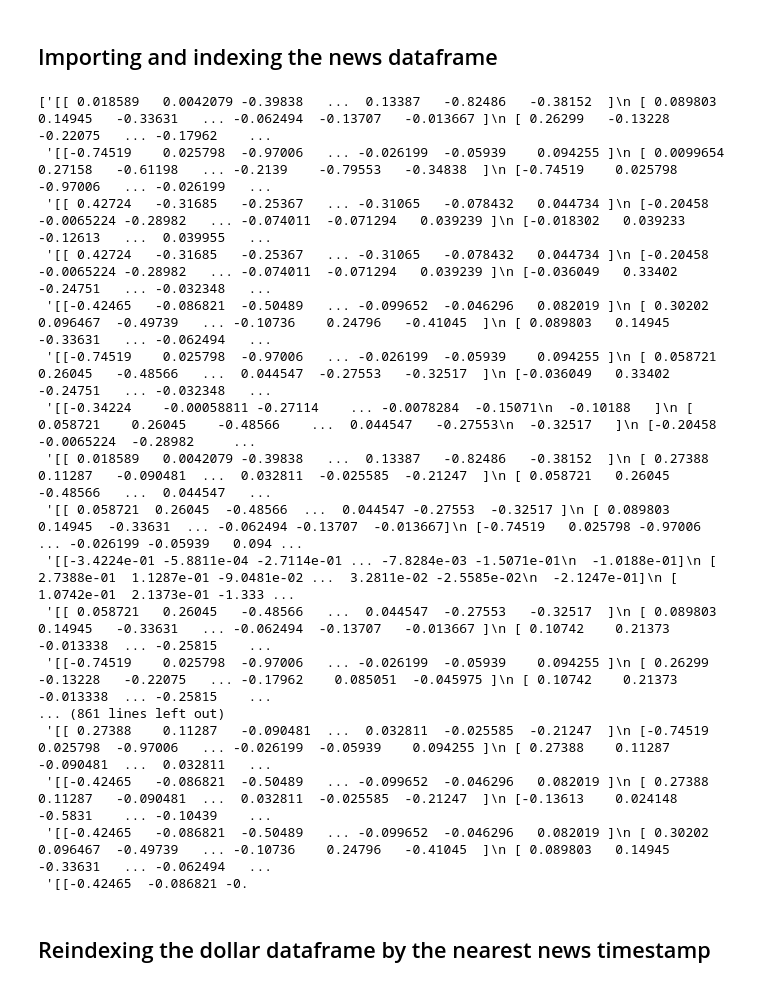
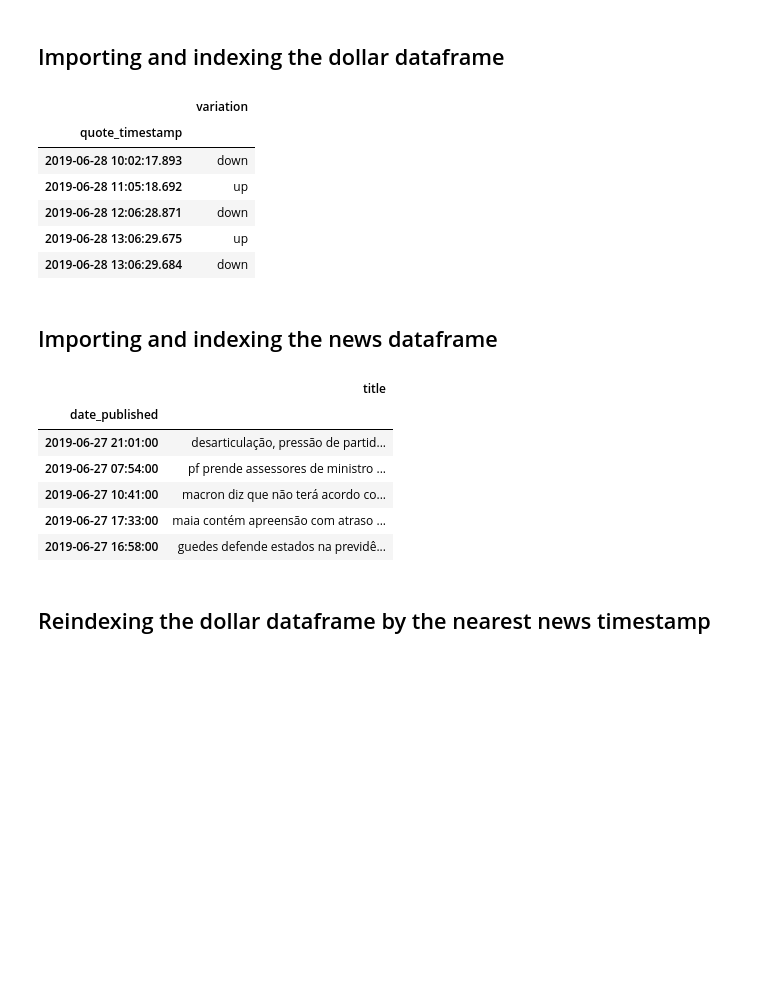
Before and after one commit to gcarvs/News-Impact-On-Dollar, a Jupyter notebook: notebooks/Pre-processing 3 - Preparing the data for the Neural Network.ipynb, the cells around one changed output. Cells and saved outputs as stored; diff of their text form; code cells hidden in the pictures; blank space fills up the shorter version.

```diff
--- a/notebooks/Pre-processing 3 - Preparing the data for the Neural Network.ipynb
+++ b/notebooks/Pre-processing 3 - Preparing the data for the Neural Network.ipynb
@@ -31,28 +27,34 @@ dolar_rates_df.tail(5)
+# %% [markdown]
+## Importing and indexing the dollar dataframe
+# %%
+dolar_rates_df = pd.read_csv('../datasets/pre-processed/dolar_rates.csv')
+
+dolar_rates_df = dolar_rates_df.set_index("quote_timestamp")
+
+dolar_rates_df.tail(5)
+# %% [output]
+|  | variation |
+| quote_timestamp |  |
+| 2019-06-28 10:02:17.893 | down |
+| 2019-06-28 11:05:18.692 | up |
+| 2019-06-28 12:06:28.871 | down |
+| 2019-06-28 13:06:29.675 | up |
+| 2019-06-28 13:06:29.684 | down |
 # %% [markdown]
 ## Importing and indexing the news dataframe
 # %%
 news_df = pd.read_csv('../datasets/pre-processed/news.csv')
 news_df = news_df.set_index("date_published")
 
-news_df['news_title_embedded'].to_list()
+news_df.head(5)
 # %% [output]
-['[[ 0.018589   0.0042079 -0.39838   ...  0.13387   -0.82486   -0.38152  ]\n [ 0.089803   0.14945   -0.33631   ... -0.062494  -0.13707   -0.013667 ]\n [ 0.26299   -0.13228   -0.22075   ... -0.17962    ...
- '[[-0.74519    0.025798  -0.97006   ... -0.026199  -0.05939    0.094255 ]\n [ 0.0099654  0.27158   -0.61198   ... -0.2139    -0.79553   -0.34838  ]\n [-0.74519    0.025798  -0.97006   ... -0.026199   ...
- '[[ 0.42724   -0.31685   -0.25367   ... -0.31065   -0.078432   0.044734 ]\n [-0.20458   -0.0065224 -0.28982   ... -0.074011  -0.071294   0.039239 ]\n [-0.018302   0.039233  -0.12613   ...  0.039955   ...
- '[[ 0.42724   -0.31685   -0.25367   ... -0.31065   -0.078432   0.044734 ]\n [-0.20458   -0.0065224 -0.28982   ... -0.074011  -0.071294   0.039239 ]\n [-0.036049   0.33402   -0.24751   ... -0.032348   ...
- '[[-0.42465   -0.086821  -0.50489   ... -0.099652  -0.046296   0.082019 ]\n [ 0.30202    0.096467  -0.49739   ... -0.10736    0.24796   -0.41045  ]\n [ 0.089803   0.14945   -0.33631   ... -0.062494   ...
- '[[-0.74519    0.025798  -0.97006   ... -0.026199  -0.05939    0.094255 ]\n [ 0.058721   0.26045   -0.48566   ...  0.044547  -0.27553   -0.32517  ]\n [-0.036049   0.33402   -0.24751   ... -0.032348   ...
- '[[-0.34224    -0.00058811 -0.27114    ... -0.0078284  -0.15071\n  -0.10188   ]\n [ 0.058721    0.26045    -0.48566    ...  0.044547   -0.27553\n  -0.32517   ]\n [-0.20458    -0.0065224  -0.28982     ...
- '[[ 0.018589   0.0042079 -0.39838   ...  0.13387   -0.82486   -0.38152  ]\n [ 0.27388    0.11287   -0.090481  ...  0.032811  -0.025585  -0.21247  ]\n [ 0.058721   0.26045   -0.48566   ...  0.044547   ...
- '[[ 0.058721  0.26045  -0.48566  ...  0.044547 -0.27553  -0.32517 ]\n [ 0.089803  0.14945  -0.33631  ... -0.062494 -0.13707  -0.013667]\n [-0.74519   0.025798 -0.97006  ... -0.026199 -0.05939   0.094 ...
- '[[-3.4224e-01 -5.8811e-04 -2.7114e-01 ... -7.8284e-03 -1.5071e-01\n  -1.0188e-01]\n [ 2.7388e-01  1.1287e-01 -9.0481e-02 ...  3.2811e-02 -2.5585e-02\n  -2.1247e-01]\n [ 1.0742e-01  2.1373e-01 -1.333 ...
- '[[ 0.058721   0.26045   -0.48566   ...  0.044547  -0.27553   -0.32517  ]\n [ 0.089803   0.14945   -0.33631   ... -0.062494  -0.13707   -0.013667 ]\n [ 0.10742    0.21373   -0.013338  ... -0.25815    ...
- '[[-0.74519    0.025798  -0.97006   ... -0.026199  -0.05939    0.094255 ]\n [ 0.26299   -0.13228   -0.22075   ... -0.17962    0.085051  -0.045975 ]\n [ 0.10742    0.21373   -0.013338  ... -0.25815    ...
-... (861 lines left out)
- '[[ 0.27388    0.11287   -0.090481  ...  0.032811  -0.025585  -0.21247  ]\n [-0.74519    0.025798  -0.97006   ... -0.026199  -0.05939    0.094255 ]\n [ 0.27388    0.11287   -0.090481  ...  0.032811   ...
- '[[-0.42465   -0.086821  -0.50489   ... -0.099652  -0.046296   0.082019 ]\n [ 0.27388    0.11287   -0.090481  ...  0.032811  -0.025585  -0.21247  ]\n [-0.13613    0.024148  -0.5831    ... -0.10439    ...
- '[[-0.42465   -0.086821  -0.50489   ... -0.099652  -0.046296   0.082019 ]\n [ 0.30202    0.096467  -0.49739   ... -0.10736    0.24796   -0.41045  ]\n [ 0.089803   0.14945   -0.33631   ... -0.062494   ...
- '[[-0.42465  -0.086821 -0.
+|  | title |
+| date_published |  |
+| 2019-06-27 21:01:00 | desarticulação, pressão de partid... |
+| 2019-06-27 07:54:00 | pf prende assessores de ministro ... |
+| 2019-06-27 10:41:00 | macron diz que não terá acordo co... |
+| 2019-06-27 17:33:00 | maia contém apreensão com atraso ... |
+| 2019-06-27 16:58:00 | guedes defende estados na previdê... |
 # %% [markdown]
 ## Reindexing the dollar dataframe by the nearest news timestamp
 # %%
```
Also changed, not shown: parts of 18 cells of this notebook, 3 other files.
